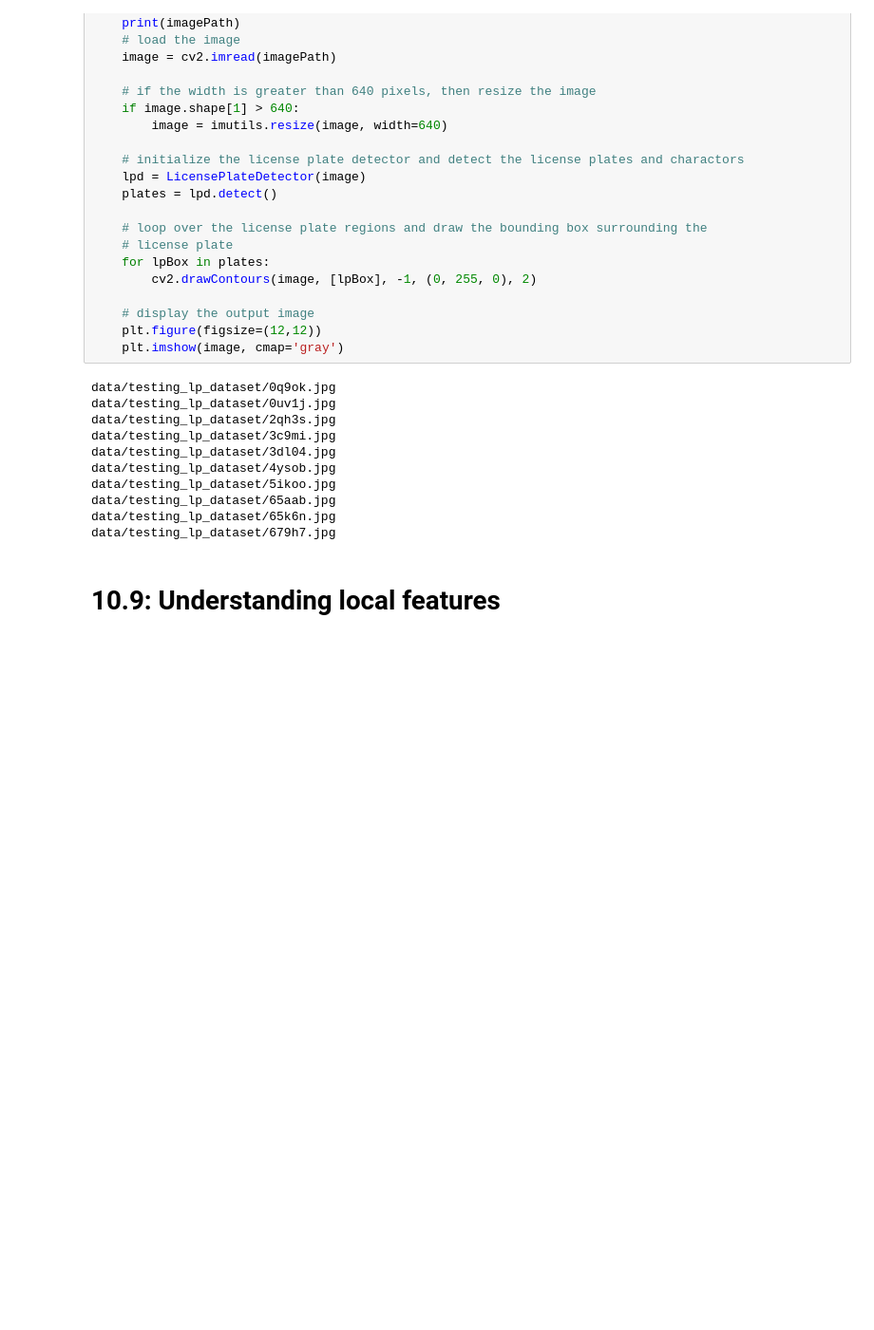
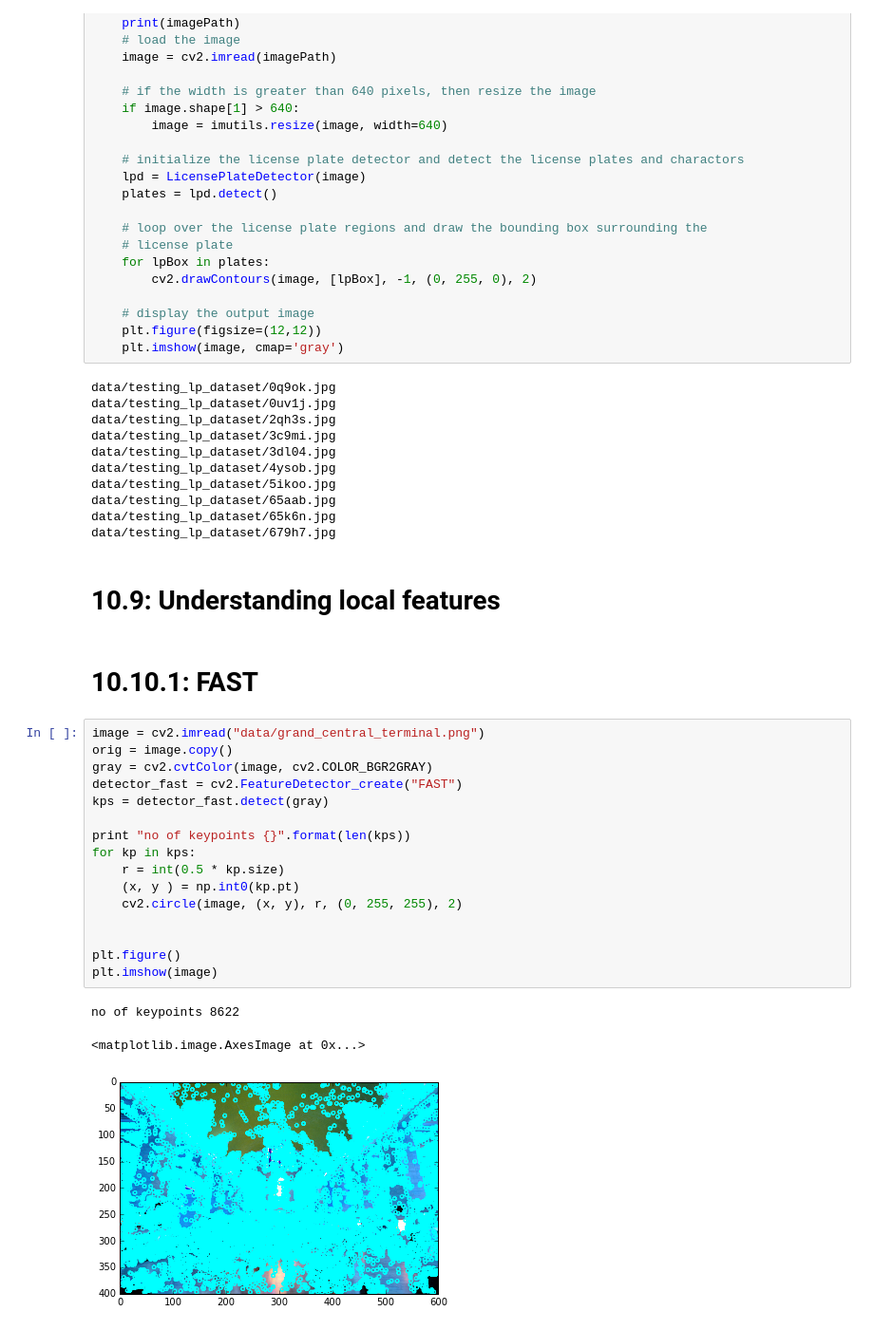
Before and after one commit to YaroslavSchubert/pyimagegurus, a Jupyter notebook: MONTH_3_1.ipynb, the cells around one changed output. Shown at 95% size. Drawn from its saved outputs; the diff is of its cells as text; blank space fills up the shorter version.

```diff
--- a/MONTH_3_1.ipynb
+++ b/MONTH_3_1.ipynb
@@ -465,3 +465,25 @@ data/testing_lp_dataset/65k6n.jpg
 data/testing_lp_dataset/679h7.jpg
 # %% [markdown]
 # 10.9: Understanding local features
+# %% [markdown]
+# 10.10.1: FAST
+# %%
+image = cv2.imread("data/grand_central_terminal.png")
+orig = image.copy()
+gray = cv2.cvtColor(image, cv2.COLOR_BGR2GRAY)
+detector_fast = cv2.FeatureDetector_create("FAST")
+kps = detector_fast.detect(gray)
+
+print "no of keypoints {}".format(len(kps))
+for kp in kps:
+    r = int(0.5 * kp.size)
+    (x, y ) = np.int0(kp.pt)
+    cv2.circle(image, (x, y), r, (0, 255, 255), 2)
+
+
+plt.figure()
+plt.imshow(image)
+# %% [output]
+no of keypoints 8622
+<matplotlib.image.AxesImage at 0x...>
+[figure, added]
```
Also changed, not shown: parts of 2 cells of this notebook.
